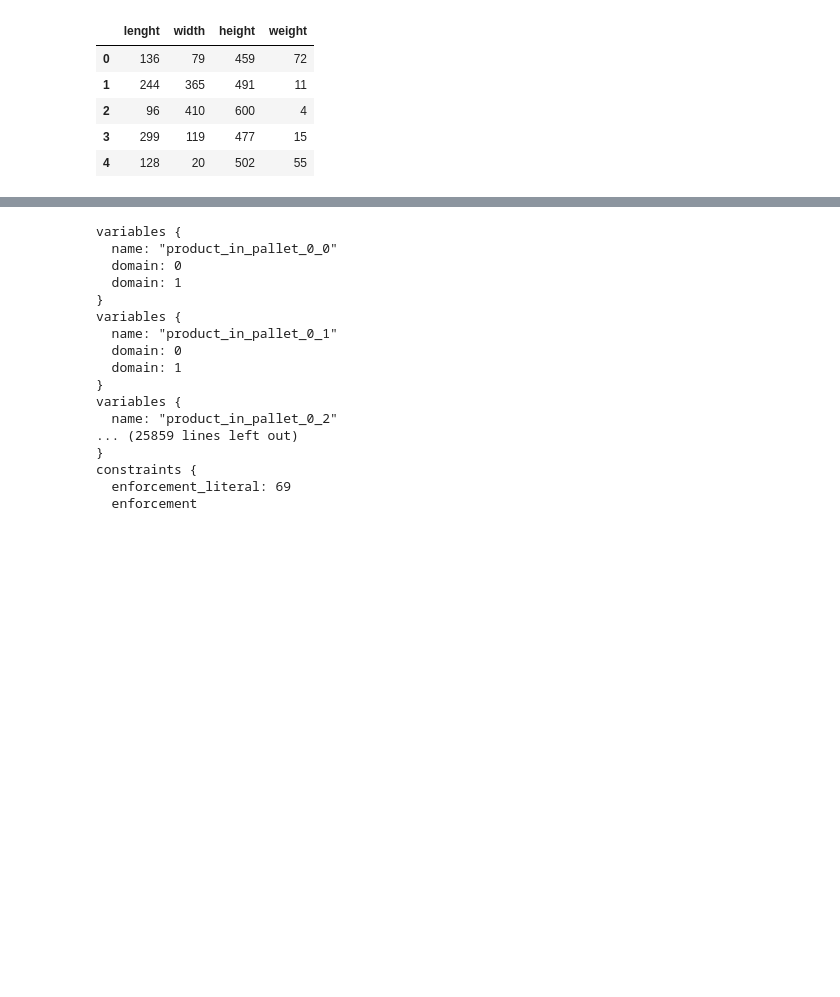
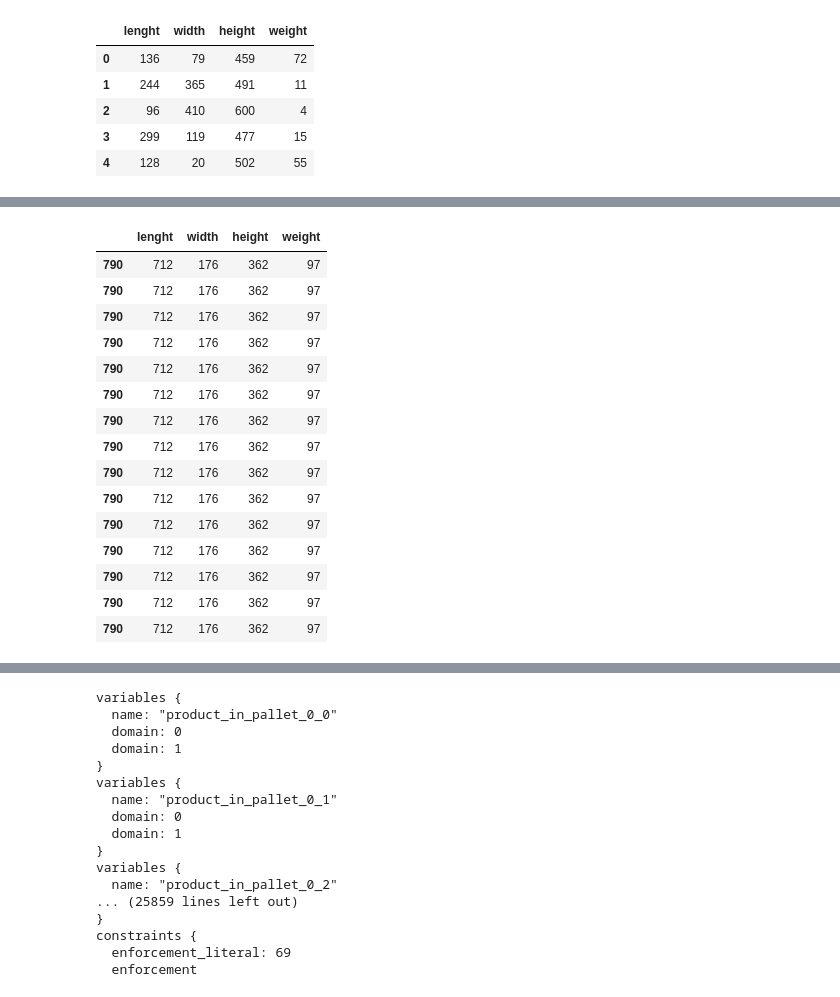
Before and after one commit to Wadaboa/3d-bpp, a Jupyter notebook: bpp.ipynb, the cells around one changed output, grey strips where cells are left out. Cells and saved outputs as stored; diff of their text form; code cells hidden in the pictures; blank space fills up the shorter version.

```diff
--- a/bpp.ipynb
+++ b/bpp.ipynb
@@ -99,3 +99,23 @@ order.head()
+# %%
+order = pd.DataFrame([products.iloc[790]] * ordered_products)
+order
+# %% [output]
+|  | lenght | width | height | weight |
+| 790 | 712 | 176 | 362 | 97 |
+| 790 | 712 | 176 | 362 | 97 |
+| 790 | 712 | 176 | 362 | 97 |
+| 790 | 712 | 176 | 362 | 97 |
+| 790 | 712 | 176 | 362 | 97 |
+| 790 | 712 | 176 | 362 | 97 |
+| 790 | 712 | 176 | 362 | 97 |
+| 790 | 712 | 176 | 362 | 97 |
+| 790 | 712 | 176 | 362 | 97 |
+| 790 | 712 | 176 | 362 | 97 |
+| 790 | 712 | 176 | 362 | 97 |
+| 790 | 712 | 176 | 362 | 97 |
+| 790 | 712 | 176 | 362 | 97 |
+| 790 | 712 | 176 | 362 | 97 |
+| 790 | 712 | 176 | 362 | 97 |
 # %%
 def from_blb_to_vertices(x, y, z, l, w, h):
     blb = [x, y, z]
```
Also changed, not shown: parts of 7 cells of this notebook.
